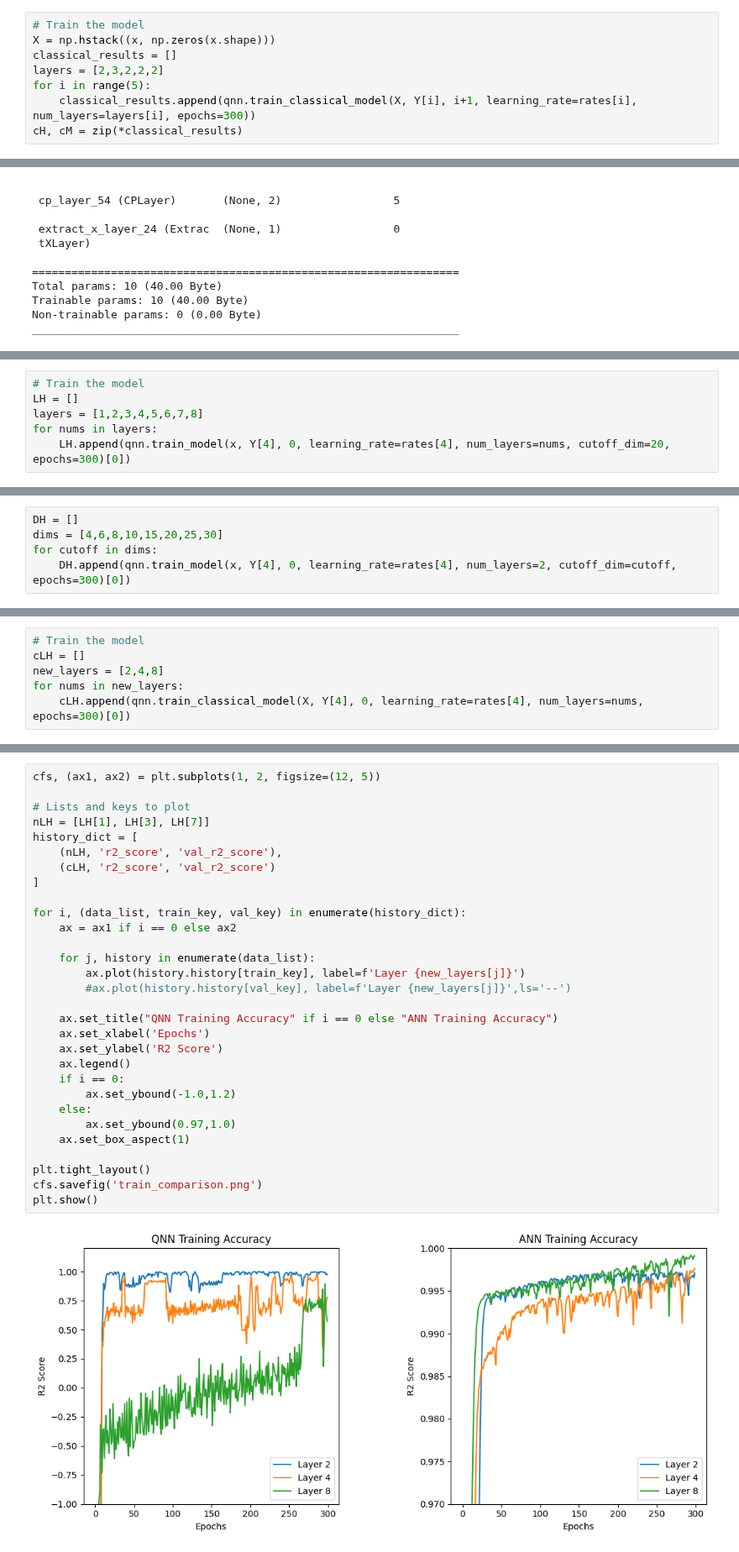
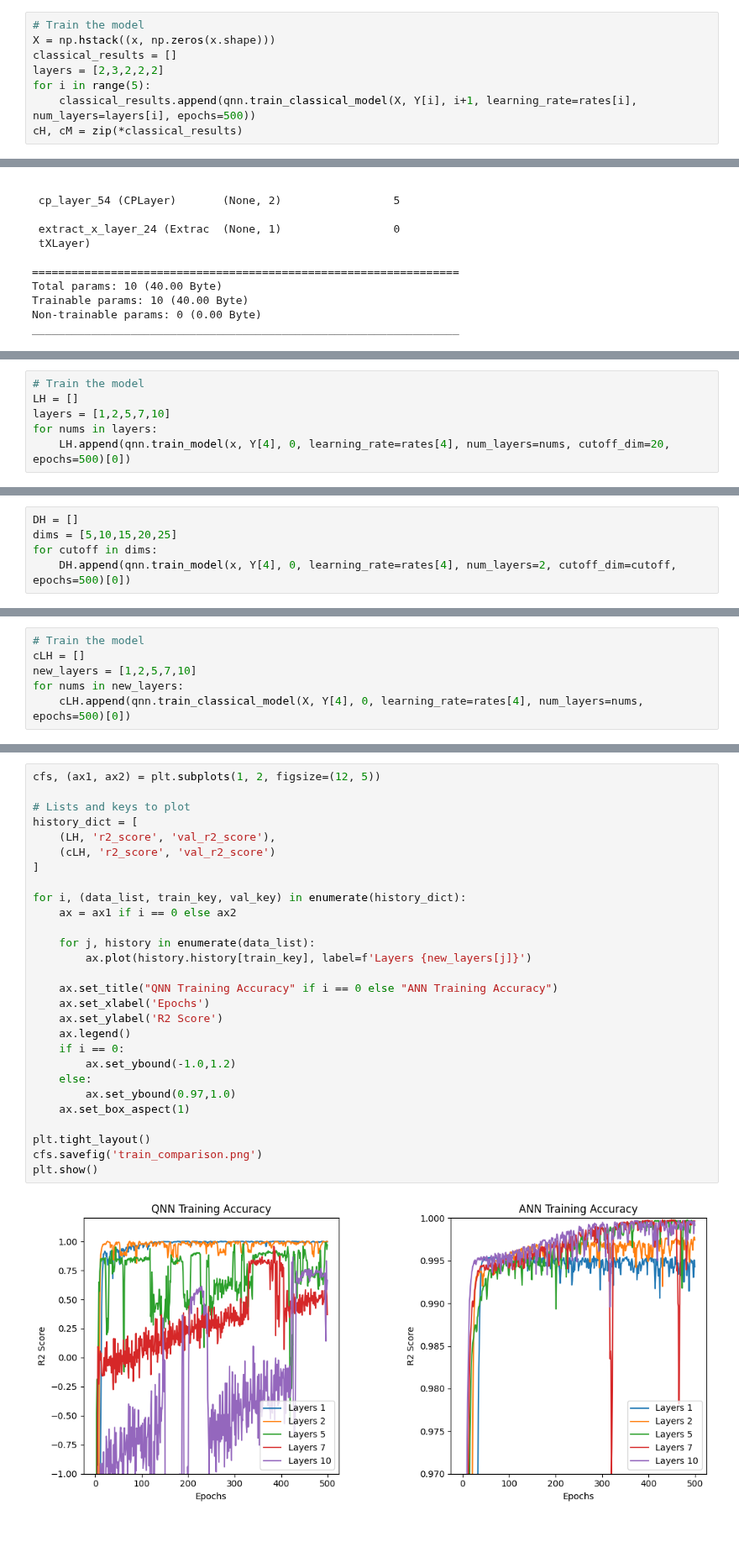
Before and after one commit to songofphysics/master-thesis, a Jupyter notebook: benchmark.ipynb, the cells around one changed output, grey strips where cells are left out. Shown at 84% size. Drawn from its saved outputs; the diff is of its cells as text.

```diff
--- a/benchmark.ipynb
+++ b/benchmark.ipynb
@@ -196,7 +196,7 @@ X = np.hstack((x, np.zeros(x.shape)))
 classical_results = []
 layers = [2,3,2,2,2]
 for i in range(5):
-    classical_results.append(qnn.train_classical_model(X, Y[i], i+1, learning_rate=rates[i], num_layers=layers[i], epochs=300))
+    classical_results.append(qnn.train_classical_model(X, Y[i], i+1, learning_rate=rates[i], num_layers=layers[i], epochs=500))
 cH, cM = zip(*classical_results)
 # %% [output]
 Training on fold 5 complete.
@@ -331,6 +331,6 @@ plt.show()
 # %%
 # Train the model
 LH = []
-layers = [1,2,3,4,5,6,7,8]
+layers = [1,2,5,7,10]
 for nums in layers:
-    LH.append(qnn.train_model(x, Y[4], 0, learning_rate=rates[4], num_layers=nums, cutoff_dim=20, epochs=300)[0])
+    LH.append(qnn.train_model(x, Y[4], 0, learning_rate=rates[4], num_layers=nums, cutoff_dim=20, epochs=500)[0])
@@ -337,5 +355,5 @@ for nums in layers:
 # %%
 DH = []
-dims = [4,6,8,10,15,20,25,30]
+dims = [5,10,15,20,25]
 for cutoff in dims:
-    DH.append(qnn.train_model(x, Y[4], 0, learning_rate=rates[4], num_layers=2, cutoff_dim=cutoff, epochs=300)[0])
+    DH.append(qnn.train_model(x, Y[4], 0, learning_rate=rates[4], num_layers=2, cutoff_dim=cutoff, epochs=500)[0])
@@ -379,6 +417,6 @@ plt.show()
 # %%
 # Train the model
 cLH = []
-new_layers = [2,4,8]
+new_layers = [1,2,5,7,10]
 for nums in new_layers:
-    cLH.append(qnn.train_classical_model(X, Y[4], 0, learning_rate=rates[4], num_layers=nums, epochs=300)[0])
+    cLH.append(qnn.train_classical_model(X, Y[4], 0, learning_rate=rates[4], num_layers=nums, epochs=500)[0])
@@ -385,35 +441,33 @@ for nums in new_layers:
 # %%
 cfs, (ax1, ax2) = plt.subplots(1, 2, figsize=(12, 5))
 
 # Lists and keys to plot
-nLH = [LH[1], LH[3], LH[7]]
 history_dict = [
-    (nLH, 'r2_score', 'val_r2_score'),
+    (LH, 'r2_score', 'val_r2_score'),
     (cLH, 'r2_score', 'val_r2_score')
 ]
 
 for i, (data_list, train_key, val_key) in enumerate(history_dict):
     ax = ax1 if i == 0 else ax2
 
     for j, history in enumerate(data_list):
-        ax.plot(history.history[train_key], label=f'Layer {new_layers[j]}')
-        #ax.plot(history.history[val_key], label=f'Layer {new_layers[j]}',ls='--')
+        ax.plot(history.history[train_key], label=f'Layers {new_layers[j]}')
 
     ax.set_title("QNN Training Accuracy" if i == 0 else "ANN Training Accuracy")
     ax.set_xlabel('Epochs')
     ax.set_ylabel('R2 Score')
     ax.legend()
     if i == 0:
         ax.set_ybound(-1.0,1.2)
     else:
         ax.set_ybound(0.97,1.0)
     ax.set_box_aspect(1)
 
 plt.tight_layout()
 cfs.savefig('train_comparison.png')
 plt.show()
 # %% [output]
-[figure, old version]
+[figure, new version]
 # %%
 tcfs, (ax1, ax2) = plt.subplots(1, 2, figsize=(12, 5))
 
```
Also changed, not shown: parts of 14 cells of this notebook, 42 other files.
